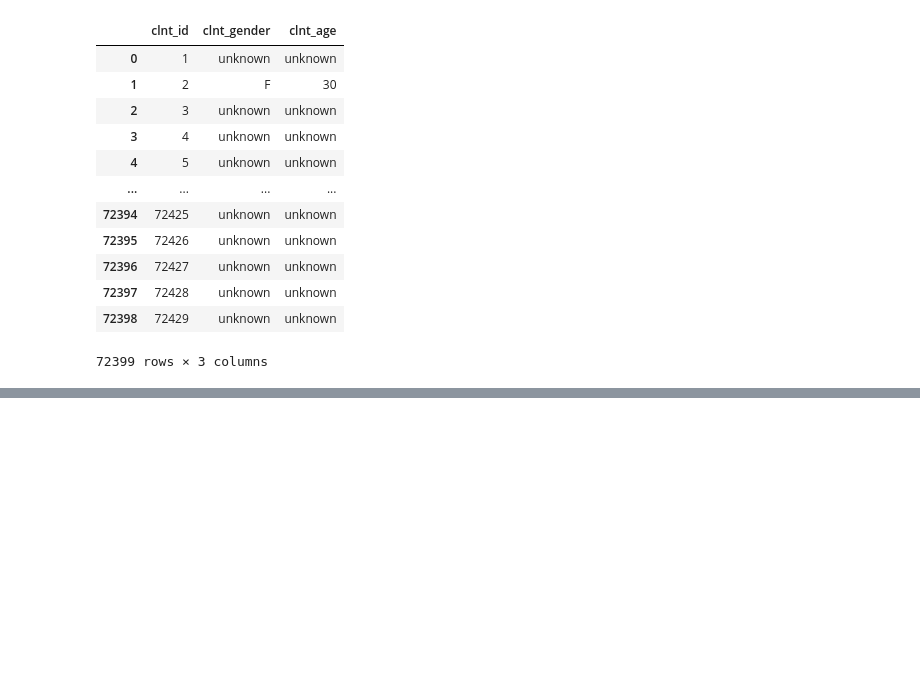
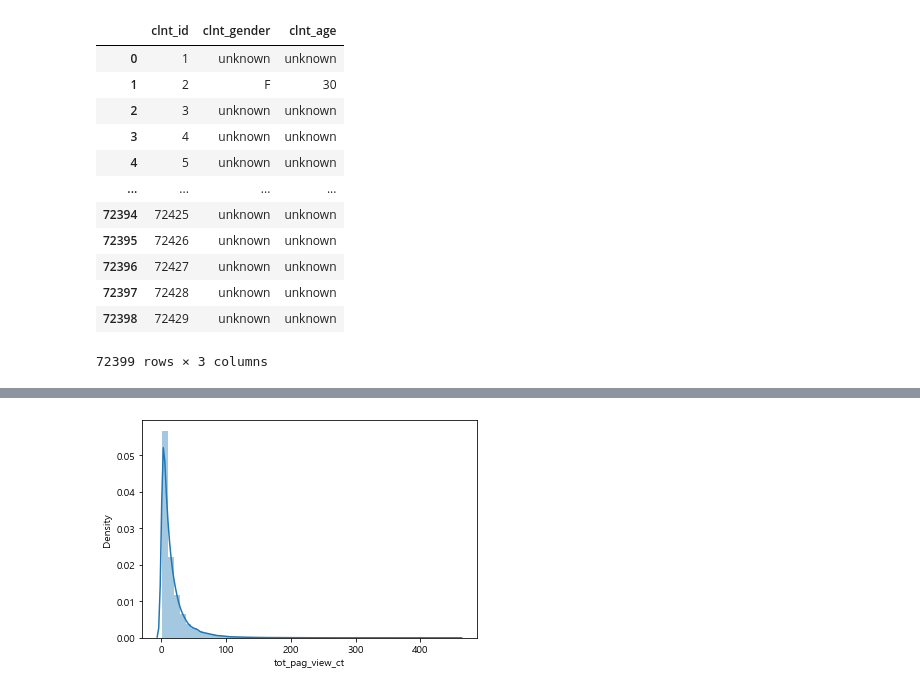
Before and after one commit to Gyeol0/Personalized-Content-Recommendation, a Jupyter notebook: clustering.ipynb, the cells around one changed output, grey strips where cells are left out. Cells and saved outputs as stored; diff of their text form; code cells hidden in the pictures; blank space fills up the shorter version.

```diff
--- a/clustering.ipynb
+++ b/clustering.ipynb
@@ -869,0 +851,7 @@ online_df
+# %%
+zz = online_df.groupby(['clnt_id', 'sess_id']).mean()['tot_pag_view_ct'].reset_index().groupby('clnt_id').mean()['tot_pag_view_ct'].reset_index()
+# %%
+sns.distplot(zz['tot_pag_view_ct'])
+plt.show()
+# %% [output]
+[figure, added]
```
Also changed, not shown: parts of 9 cells of this notebook.
